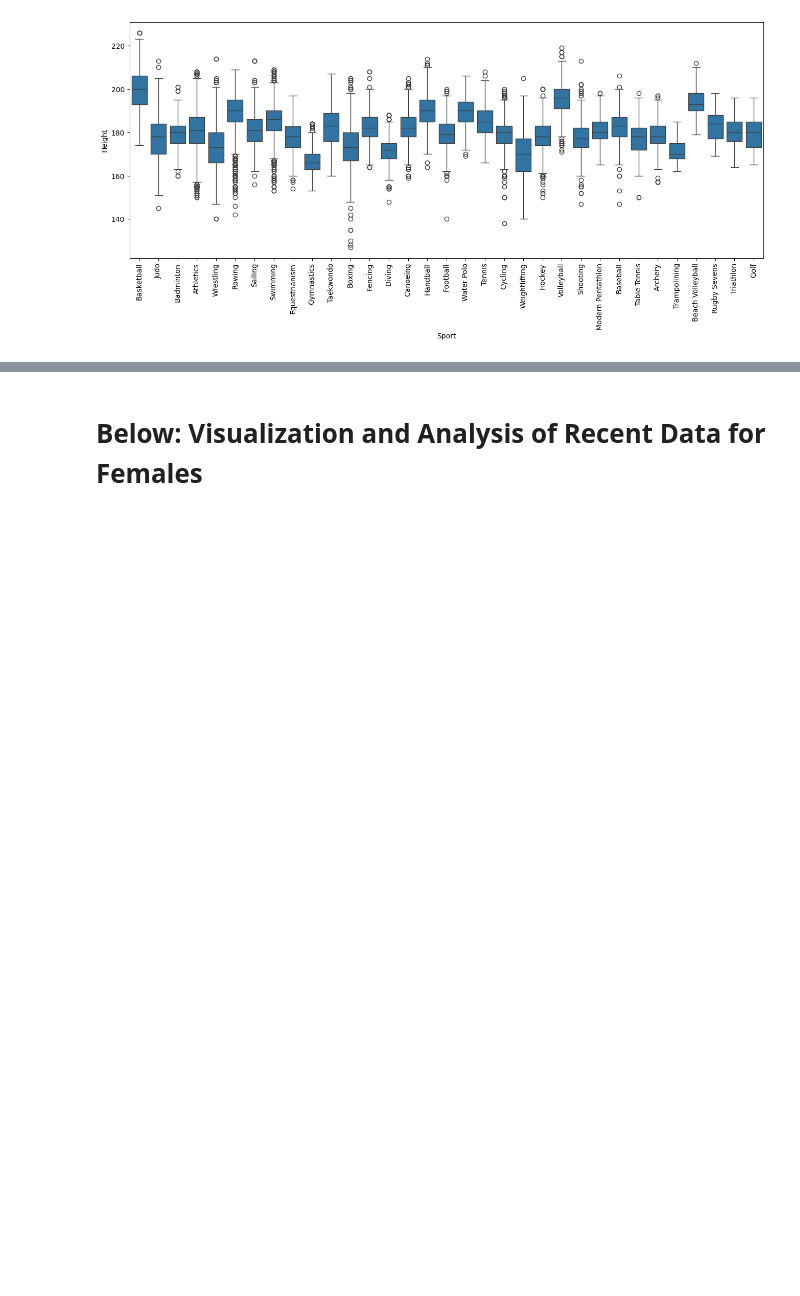
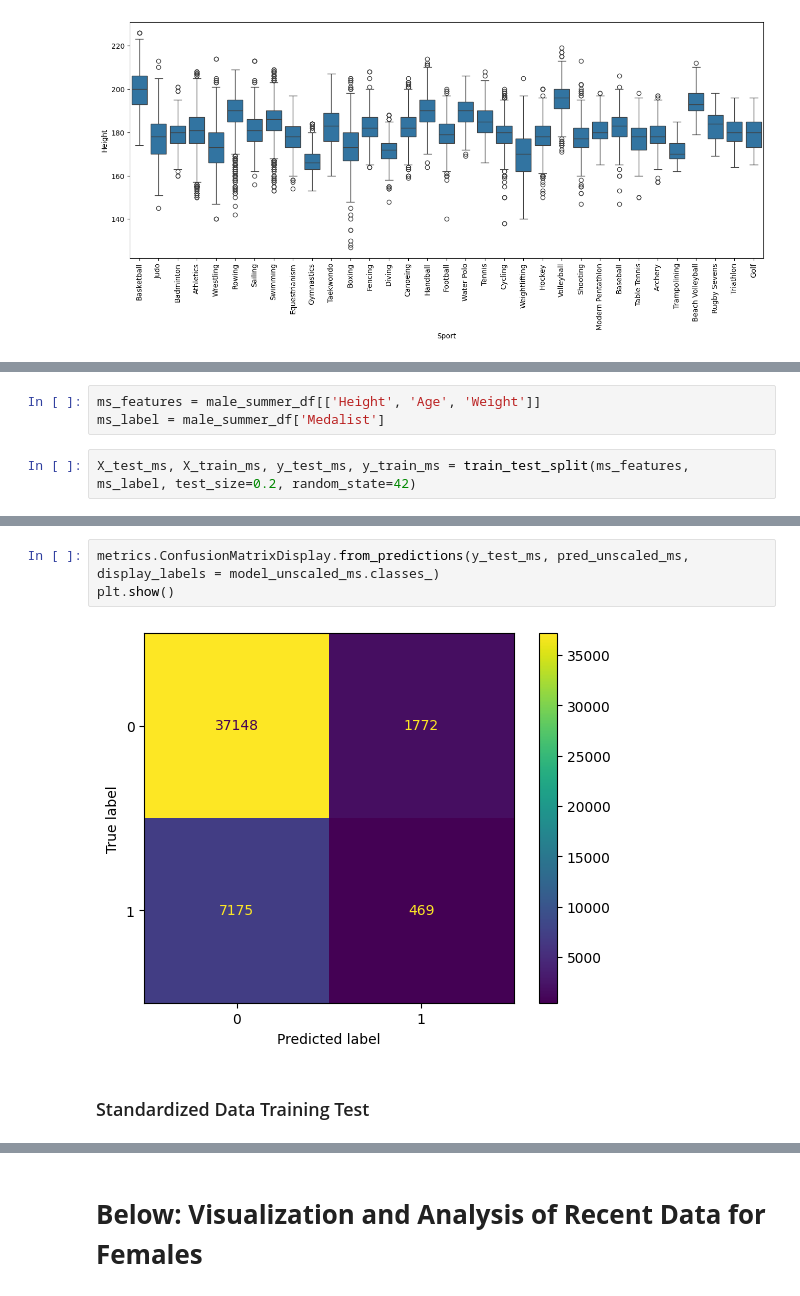
Before and after one commit to SophiaKim100/NDSRP, a Jupyter notebook: Olympic_Events.ipynb, the cells around one changed output, grey strips where cells are left out. Cells and saved outputs as stored; diff of their text form; blank space fills up the shorter version.

```diff
--- a/Olympic_Events.ipynb
+++ b/Olympic_Events.ipynb
@@ -403,0 +466,5 @@ ms_grouped_age
+# %%
+ms_features = male_summer_df[['Height', 'Age', 'Weight']]
+ms_label = male_summer_df['Medalist']
+# %%
+X_test_ms, X_train_ms, y_test_ms, y_train_ms = train_test_split(ms_features, ms_label, test_size=0.2, random_state=42)
@@ -403,0 +490,7 @@ ms_grouped_age
+# %%
+metrics.ConfusionMatrixDisplay.from_predictions(y_test_ms, pred_unscaled_ms, display_labels = model_unscaled_ms.classes_)
+plt.show()
+# %% [output]
+[figure, added]
+# %% [markdown]
+### Standardized Data Training Test
```
Also changed, not shown: parts of 21 cells of this notebook.
